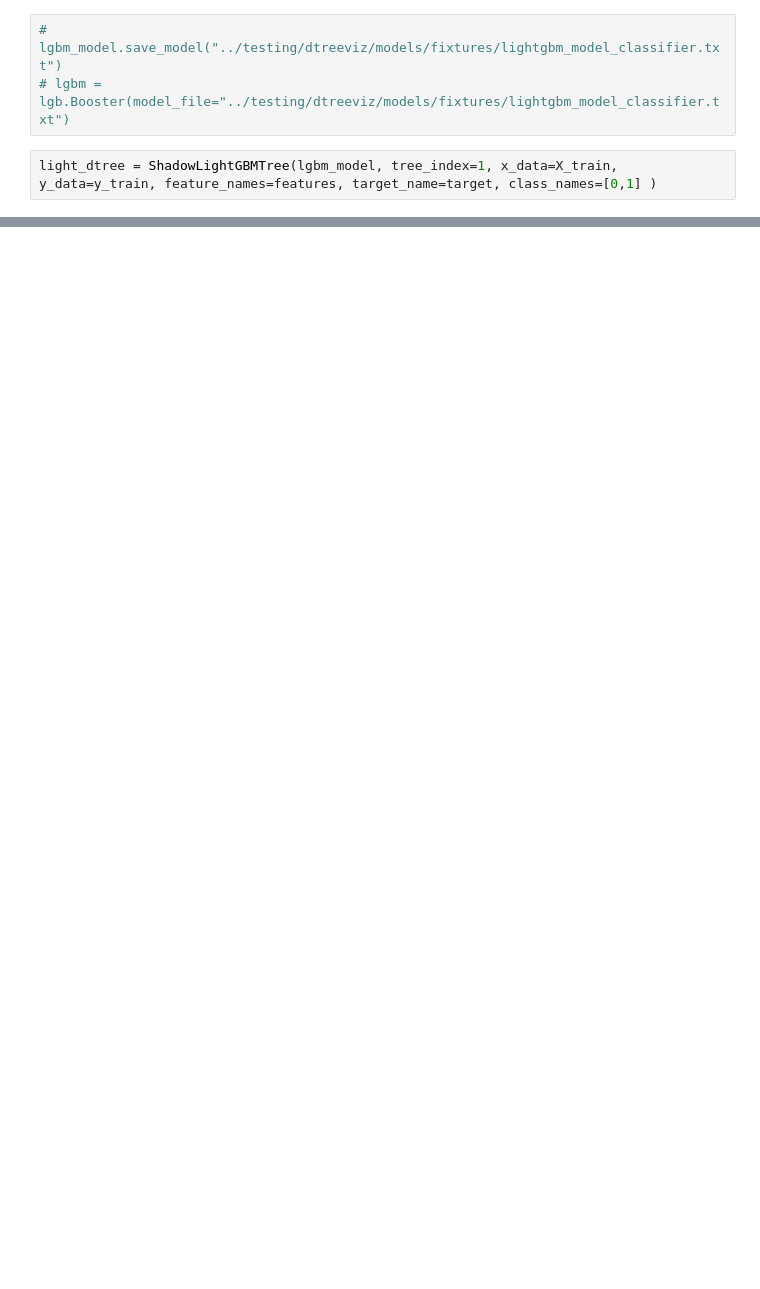
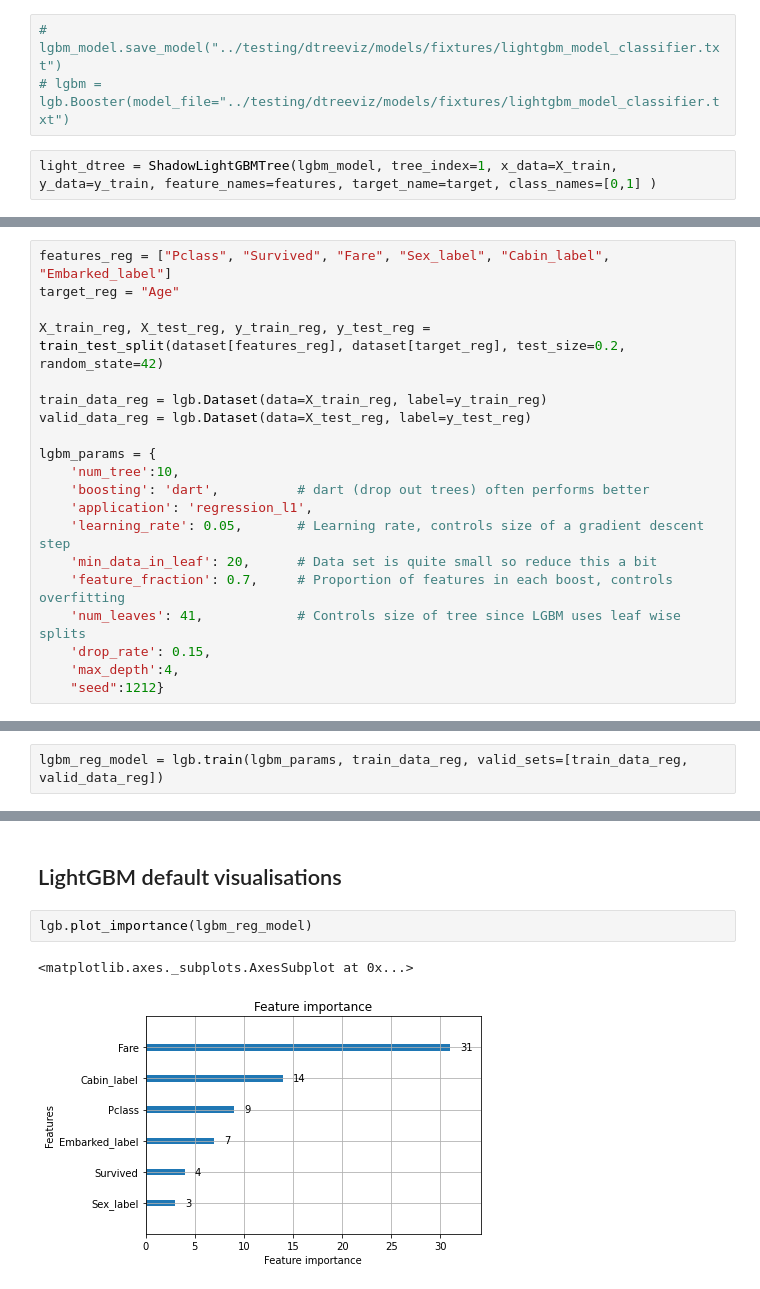
Before and after one commit to parrt/dtreeviz, a Jupyter notebook: notebooks/dtreeviz_lightgbm_visualisations.ipynb, the cells around one changed output, grey strips where cells are left out. Saved outputs shown, nothing was run; the diff lists cells and outputs as text; blank space fills up the shorter version.

```diff
--- a/notebooks/dtreeviz_lightgbm_visualisations.ipynb
+++ b/notebooks/dtreeviz_lightgbm_visualisations.ipynb
@@ -315,0 +171,20 @@ VisualisationNotYetSupportedError: get_node_criterion() is not implemented for L
+# %%
+features_reg = ["Pclass", "Survived", "Fare", "Sex_label", "Cabin_label", "Embarked_label"]
+target_reg = "Age"
+
+X_train_reg, X_test_reg, y_train_reg, y_test_reg = train_test_split(dataset[features_reg], dataset[target_reg], test_size=0.2, random_state=42)
+
+train_data_reg = lgb.Dataset(data=X_train_reg, label=y_train_reg)
+valid_data_reg = lgb.Dataset(data=X_test_reg, label=y_test_reg)
+
+lgbm_params = {
+    'num_tree':10,
+    'boosting': 'dart',          # dart (drop out trees) often performs better
+    'application': 'regression_l1',
+    'learning_rate': 0.05,       # Learning rate, controls size of a gradient descent step
+    'min_data_in_leaf': 20,      # Data set is quite small so reduce this a bit
+    'feature_fraction': 0.7,     # Proportion of features in each boost, controls overfitting
+    'num_leaves': 41,            # Controls size of tree since LGBM uses leaf wise splits
+    'drop_rate': 0.15,
+    'max_depth':4,
+    "seed":1212}
@@ -315,0 +193,2 @@ VisualisationNotYetSupportedError: get_node_criterion() is not implemented for L
+# %%
+lgbm_reg_model = lgb.train(lgbm_params, train_data_reg, valid_sets=[train_data_reg, valid_data_reg])
@@ -315,0 +213,7 @@ VisualisationNotYetSupportedError: get_node_criterion() is not implemented for L
+# %% [markdown]
+## LightGBM default visualisations
+# %%
+lgb.plot_importance(lgbm_reg_model)
+# %% [output]
+<matplotlib.axes._subplots.AxesSubplot at 0x...>
+[figure, added]
```
Also changed, not shown: parts of 56 cells of this notebook, 2 other files.
